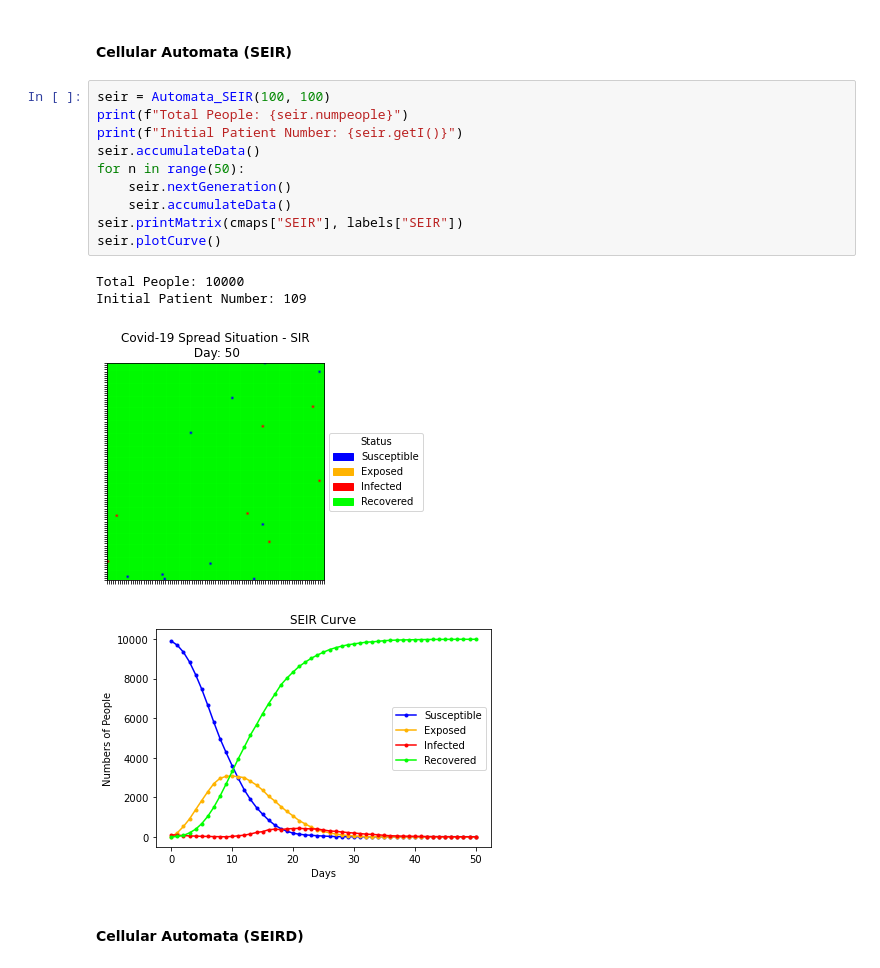
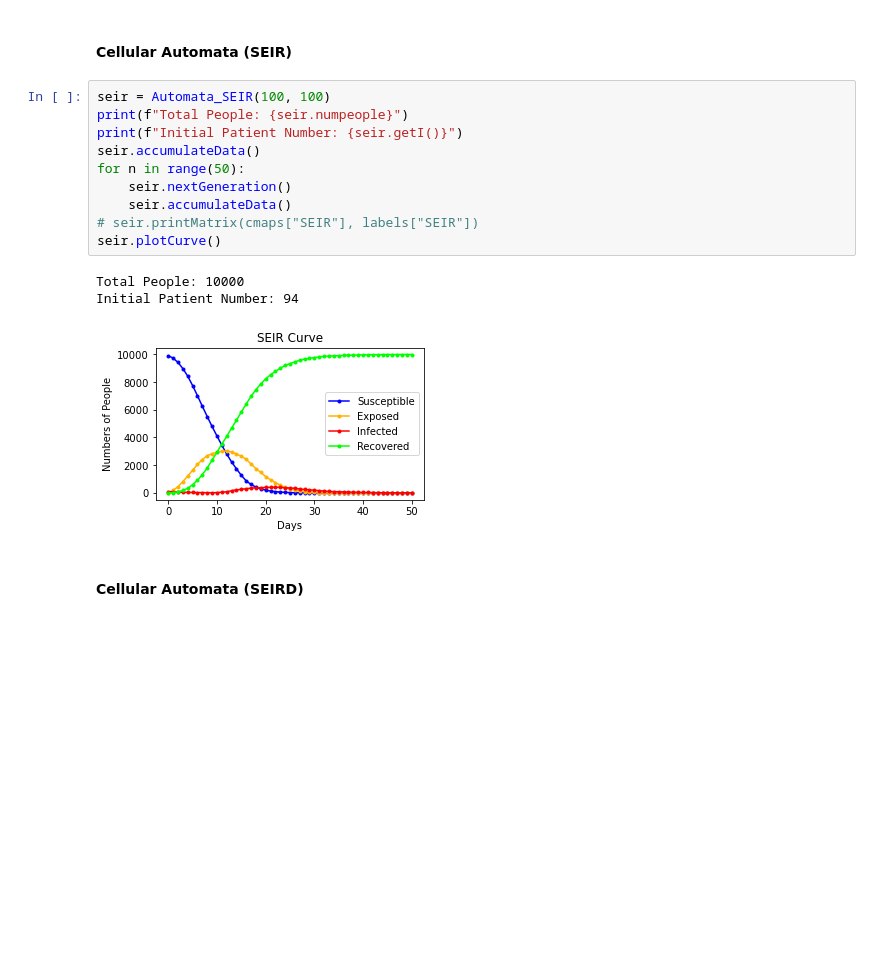
Before and after one commit to pohsienhsu/6730-Covid-Simulation, a Jupyter notebook: code.ipynb, the cells around one changed output. Drawn from its saved outputs; the diff is of its cells as text; blank space fills up the shorter version.

```diff
--- a/code.ipynb
+++ b/code.ipynb
@@ -114,18 +119,17 @@ Initial Patient Number: 120
 # %%
 seir = Automata_SEIR(100, 100)
 print(f"Total People: {seir.numpeople}")
 print(f"Initial Patient Number: {seir.getI()}")
 seir.accumulateData()
 for n in range(50):
     seir.nextGeneration()
     seir.accumulateData()
-seir.printMatrix(cmaps["SEIR"], labels["SEIR"])
+# seir.printMatrix(cmaps["SEIR"], labels["SEIR"])
 seir.plotCurve()
 # %% [output]
 Total People: 10000
-Initial Patient Number: 109
+Initial Patient Number: 94
-[figure, old version]
+[figure, new version]
-[figure, removed]
 # %% [markdown]
 #### Cellular Automata (SEIRD)
 # %%
```
Also changed, not shown: parts of 4 cells of this notebook, 3 other files.
